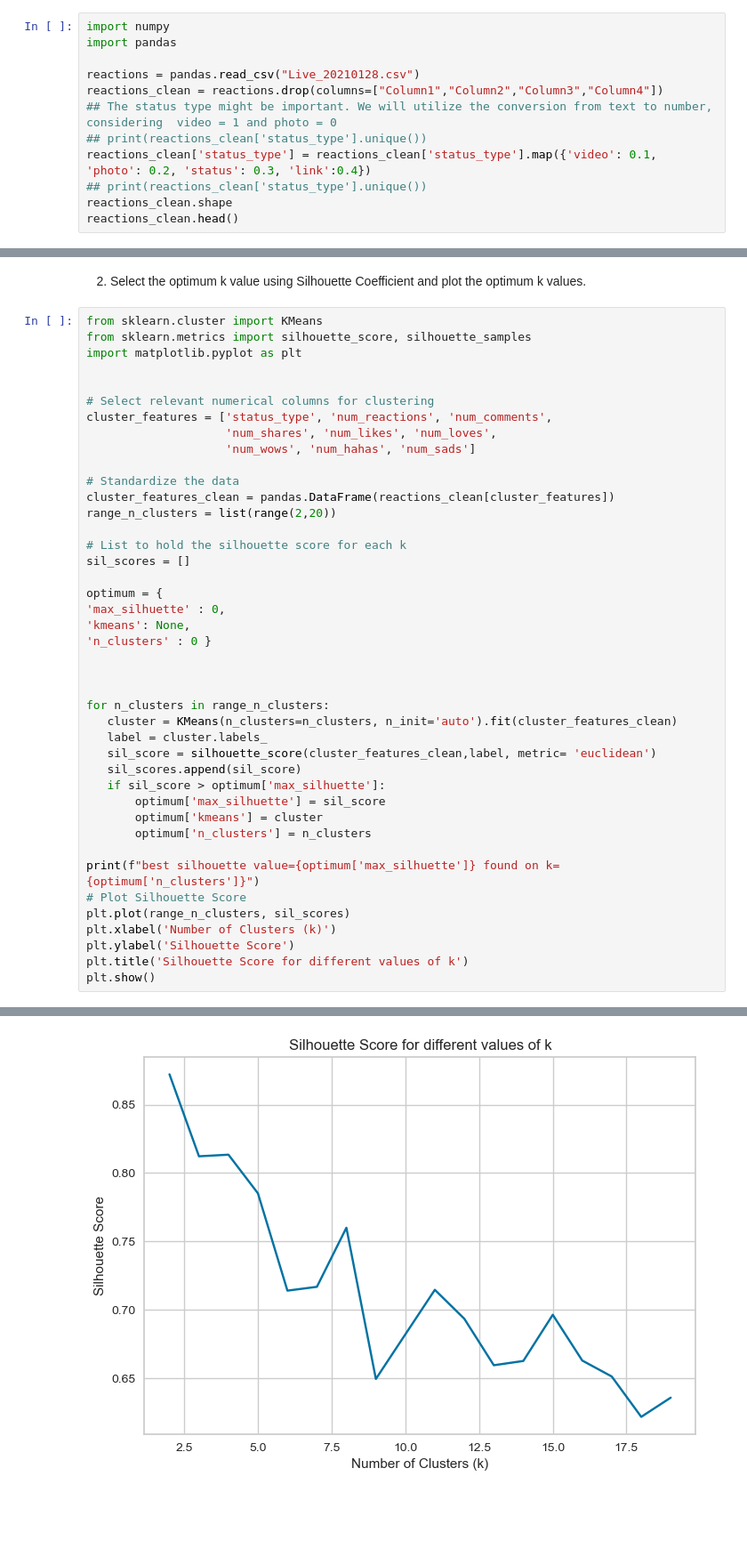
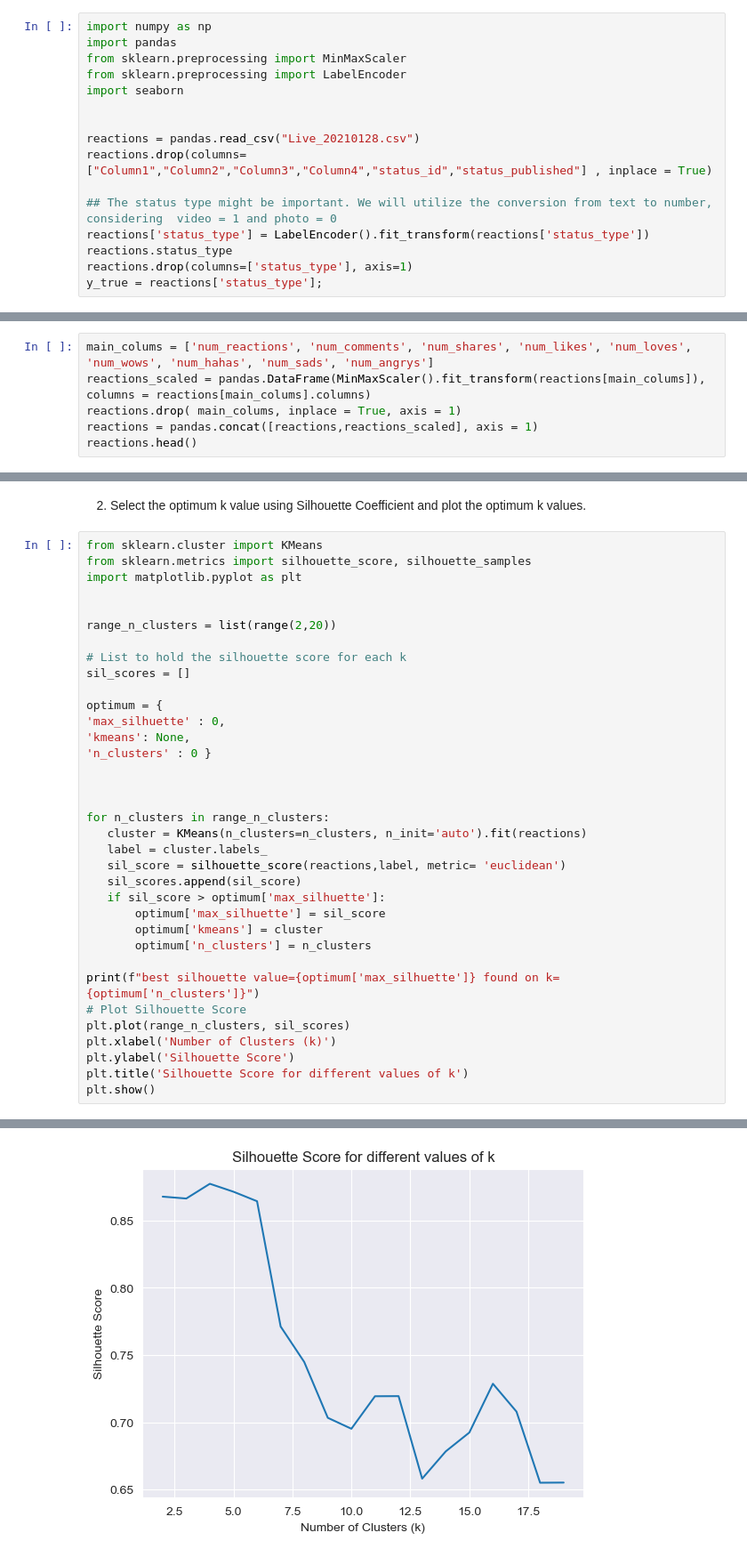
Before and after one commit to marsson/Ai_universityClass, a Jupyter notebook: Marcelo_Week3.ipynb, the cells around one changed output, grey strips where cells are left out. Shown at 89% size. Drawn from its saved outputs; the diff is of its cells as text; blank space fills up the shorter version.

```diff
--- a/Marcelo_Week3.ipynb
+++ b/Marcelo_Week3.ipynb
@@ -1,14 +1,18 @@
 # %% [markdown]
 1) Load data from "Live_20210128.csv" file. Remove unwanted features if required.
 # %%
-import numpy
+import numpy as np
 import pandas
+from sklearn.preprocessing import MinMaxScaler
+from sklearn.preprocessing import LabelEncoder
+import seaborn
+
 
 reactions = pandas.read_csv("Live_20210128.csv")
-reactions_clean = reactions.drop(columns=["Column1","Column2","Column3","Column4"])
+reactions.drop(columns=["Column1","Column2","Column3","Column4","status_id","status_published"] , inplace = True)
+
 ## The status type might be important. We will utilize the conversion from text to number, considering  video = 1 and photo = 0
-## print(reactions_clean['status_type'].unique())
-reactions_clean['status_type'] = reactions_clean['status_type'].map({'video': 0.1, 'photo': 0.2, 'status': 0.3, 'link':0.4})
-## print(reactions_clean['status_type'].unique())
-reactions_clean.shape
-reactions_clean.head()
+reactions['status_type'] = LabelEncoder().fit_transform(reactions['status_type'])
+reactions.status_type
+reactions.drop(columns=['status_type'], axis=1)
+y_true = reactions['status_type'];
@@ -21,0 +19,6 @@ reactions_clean.head()
+# %%
+main_colums = ['num_reactions', 'num_comments', 'num_shares', 'num_likes', 'num_loves', 'num_wows', 'num_hahas', 'num_sads', 'num_angrys']
+reactions_scaled = pandas.DataFrame(MinMaxScaler().fit_transform(reactions[main_colums]), columns = reactions[main_colums].columns)
+reactions.drop( main_colums, inplace = True, axis = 1)
+reactions = pandas.concat([reactions,reactions_scaled], axis = 1)
+reactions.head()
@@ -27,13 +42,6 @@ from sklearn.metrics import silhouette_score, silhouette_samples
 import matplotlib.pyplot as plt
 
 
-# Select relevant numerical columns for clustering
-cluster_features = ['status_type', 'num_reactions', 'num_comments',
-                    'num_shares', 'num_likes', 'num_loves',
-                    'num_wows', 'num_hahas', 'num_sads']
-
-# Standardize the data
-cluster_features_clean = pandas.DataFrame(reactions_clean[cluster_features])
 range_n_clusters = list(range(2,20))
 
 # List to hold the silhouette score for each k
@@ -47,9 +55,9 @@ optimum = {
 
 
 for n_clusters in range_n_clusters:
-   cluster = KMeans(n_clusters=n_clusters, n_init='auto').fit(cluster_features_clean)
+   cluster = KMeans(n_clusters=n_clusters, n_init='auto').fit(reactions)
    label = cluster.labels_
-   sil_score = silhouette_score(cluster_features_clean,label, metric= 'euclidean')
+   sil_score = silhouette_score(reactions,label, metric= 'euclidean')
    sil_scores.append(sil_score)
    if sil_score > optimum['max_silhuette']:
        optimum['max_silhuette'] = sil_score
@@ -68,2 +76,2 @@ best silhouette value=0.8721923040465606 found on k=2
-[figure, old version]
+[figure, new version]
 # %% [raw]
```
Also changed, not shown: parts of 12 cells of this notebook, 21 other files.
